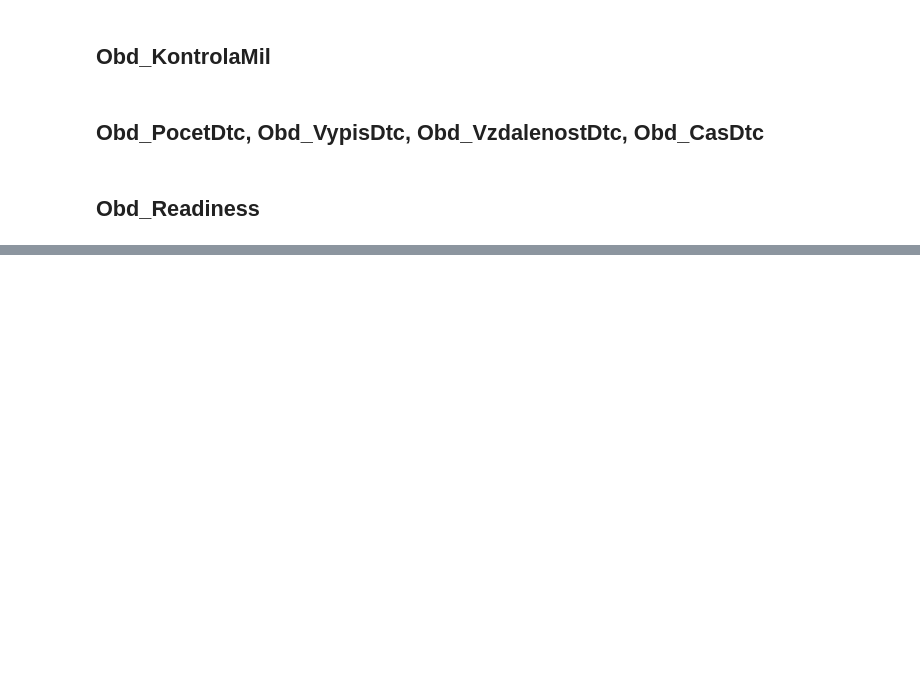
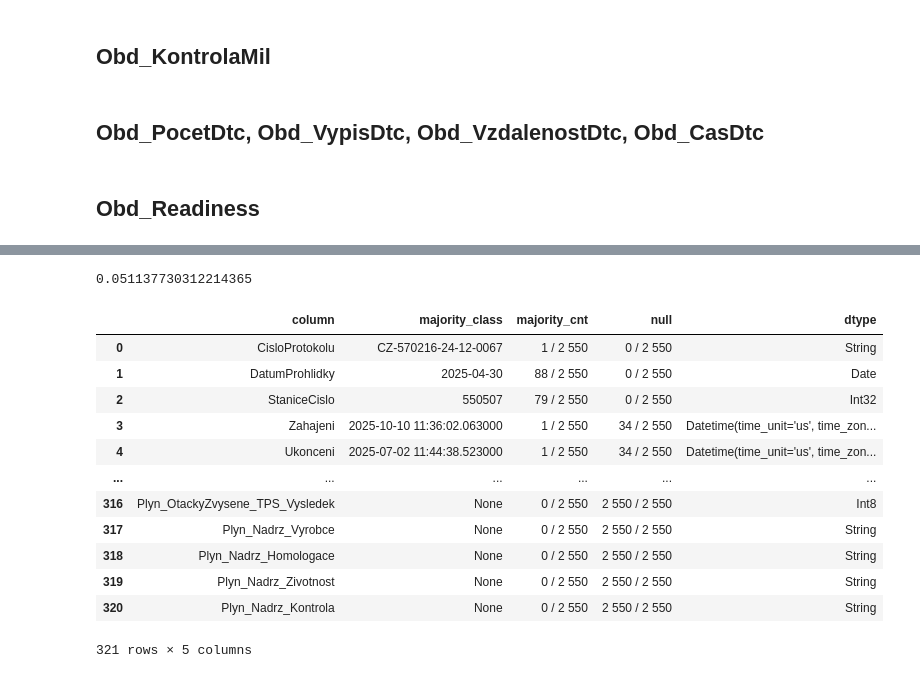
Before and after one commit to opendatalabcz/emissions-data-analysis-cz, a Jupyter notebook: kod/explorace/mereni_exploration.ipynb, the cells around one changed output, grey strips where cells are left out. Cells and saved outputs as stored; diff of their text form; code cells hidden in the pictures; blank space fills up the shorter version.

```diff
--- a/kod/explorace/mereni_exploration.ipynb
+++ b/kod/explorace/mereni_exploration.ipynb
@@ -459,0 +492,20 @@ df.filter(pl.col('Vysledek_Vyhovuje') == True).height / df.height
+# %%
+df.filter(pl.col('PristiProhlidka').is_null())['Vozidlo_Vin'].is_null().mean()
+# %% [output]
+0.051137730312214365
+# %%
+schema_description(df.filter(pl.col('Vozidlo_Vin').is_null()))
+# %% [output]
+|  | column | majority_class | majority_cnt | null | dtype |
+| 0 | CisloProtokolu | CZ-570216-24-12-0067 | 1 / 2 550 | 0 / 2 550 | String |
+| 1 | DatumProhlidky | 2025-04-30 | 88 / 2 550 | 0 / 2 550 | Date |
+| 2 | StaniceCislo | 550507 | 79 / 2 550 | 0 / 2 550 | Int32 |
+| 3 | Zahajeni | 2025-10-10 11:36:02.063000 | 1 / 2 550 | 34 / 2 550 | Datetime(time_unit='us', time_zon... |
+| 4 | Ukonceni | 2025-07-02 11:44:38.523000 | 1 / 2 550 | 34 / 2 550 | Datetime(time_unit='us', time_zon... |
+| ... | ... | ... | ... | ... | ... |
+| 316 | Plyn_OtackyZvysene_TPS_Vysledek | None | 0 / 2 550 | 2 550 / 2 550 | Int8 |
+| 317 | Plyn_Nadrz_Vyrobce | None | 0 / 2 550 | 2 550 / 2 550 | String |
+| 318 | Plyn_Nadrz_Homologace | None | 0 / 2 550 | 2 550 / 2 550 | String |
+| 319 | Plyn_Nadrz_Zivotnost | None | 0 / 2 550 | 2 550 / 2 550 | String |
+| 320 | Plyn_Nadrz_Kontrola | None | 0 / 2 550 | 2 550 / 2 550 | String |
+321 rows × 5 columns
```
Also changed, not shown: parts of 30 cells of this notebook, 4 other files.
